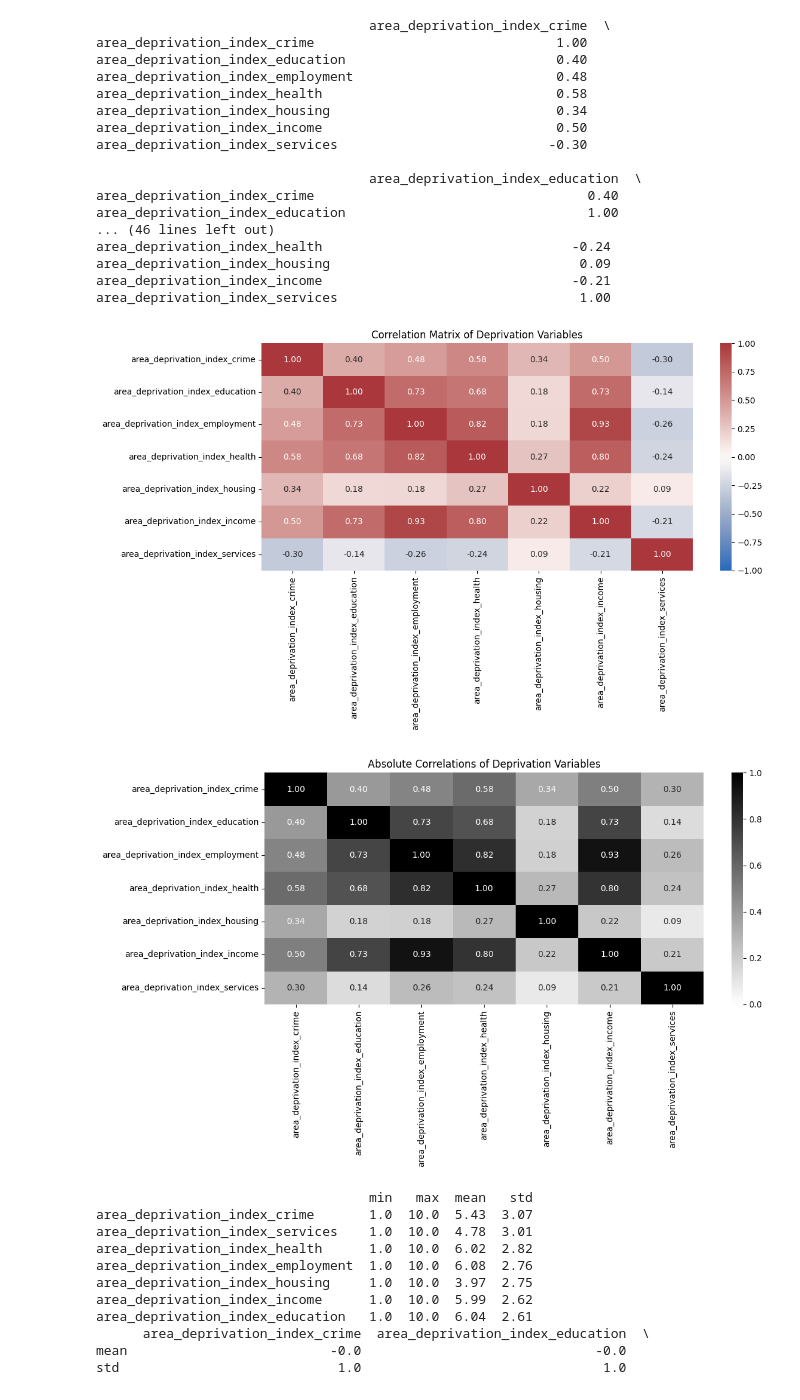
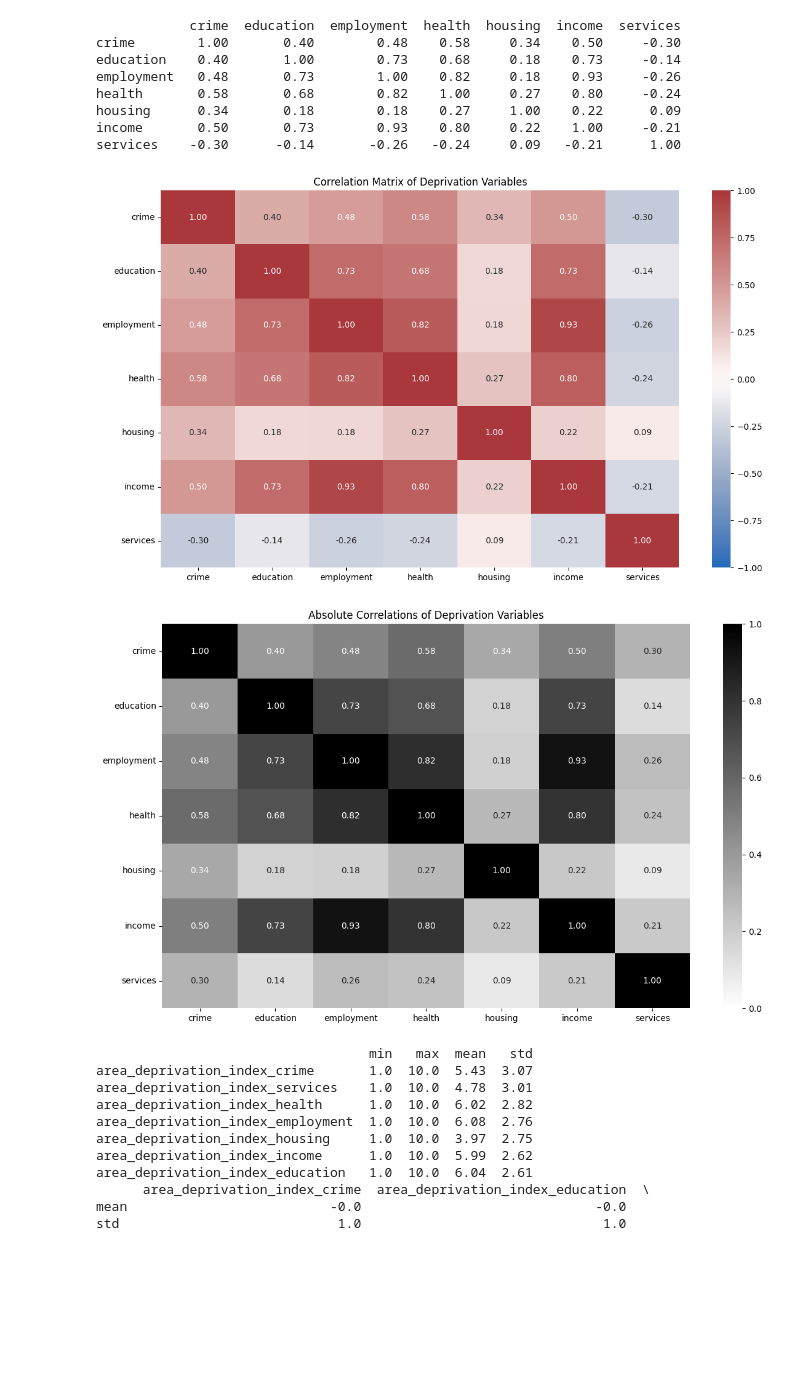
Before and after one commit to aryasure/BA305-UK-Mapping-Musem-Project, a Jupyter notebook: Desciptive_Analysis_PCA.ipynb, the cells around one changed output. Cells and saved outputs as stored; diff of their text form; code cells hidden in the pictures; blank space fills up the shorter version.

```diff
--- a/Desciptive_Analysis_PCA.ipynb
+++ b/Desciptive_Analysis_PCA.ipynb
@@ -70,43 +91,39 @@ cleaned dataset: (4142, 29)
 | 3 | 10.0 | 7.0 | 7.0 | 8.0 | ... |
 | 4 | 1.0 | 6.0 | 3.0 | 2.0 | ... |
 # %%
-# looking at the correlation between variables
+# Correlation between variables
 
-# correlation matrix
+# Correlation matrix
 corr_mat = museum_mdf.corr()
+
+# Shorten variable names for graphs
+corr_mat.columns = corr_mat.columns.str.replace('area_deprivation_index_', '')
+corr_mat.index = corr_mat.index.str.replace('area_deprivation_index_', '')
+
 print(corr_mat.round(2))
 
-# correlation heatmap
+# Correlation heatmap
 plt.figure(figsize=(12, 7))
 sns.heatmap(corr_mat, annot=True, fmt=".2f", vmin=-1, vmax=1, cmap='vlag')
 plt.title('Correlation Matrix of Deprivation Variables')
 plt.tight_layout()
 plt.show()
 
-# absolute correlation heatmap
+# Absolute correlation heatmap
 plt.figure(figsize=(12, 7))
 sns.heatmap(np.absolute(corr_mat), annot=True, fmt=".2f", vmin=0, vmax=1, cmap="gray_r")
 plt.title('Absolute Correlations of Deprivation Variables')
 plt.tight_layout()
 plt.show()
 # %% [output]
-                                   area_deprivation_index_crime  \
-area_deprivation_index_crime                               1.00
-area_deprivation_index_education                           0.40
-area_deprivation_index_employment                          0.48
-area_deprivation_index_health                              0.58
-area_deprivation_index_housing                             0.34
-area_deprivation_index_income                              0.50
-area_deprivation_index_services                           -0.30
-
-                                   area_deprivation_index_education  \
-area_deprivation_index_crime                                   0.40
-area_deprivation_index_education                               1.00
-... (46 lines left out)
-area_deprivation_index_health                                -0.24
-area_deprivation_index_housing                                0.09
-area_deprivation_index_income                                -0.21
-area_deprivation_index_services                               1.00
+            crime  education  employment  health  housing  income  services
+crime        1.00       0.40        0.48    0.58     0.34    0.50     -0.30
+education    0.40       1.00        0.73    0.68     0.18    0.73     -0.14
+employment   0.48       0.73        1.00    0.82     0.18    0.93     -0.26
+health       0.58       0.68        0.82    1.00     0.27    0.80     -0.24
+housing      0.34       0.18        0.18    0.27     1.00    0.22      0.09
+income       0.50       0.73        0.93    0.80     0.22    1.00     -0.21
+services    -0.30      -0.14       -0.26   -0.24     0.09   -0.21      1.00
-[figure, old version]
+[figure, new version]
-[figure, old version]
+[figure, new version]
 # %%
```
Also changed, not shown: parts of 14 cells of this notebook.
